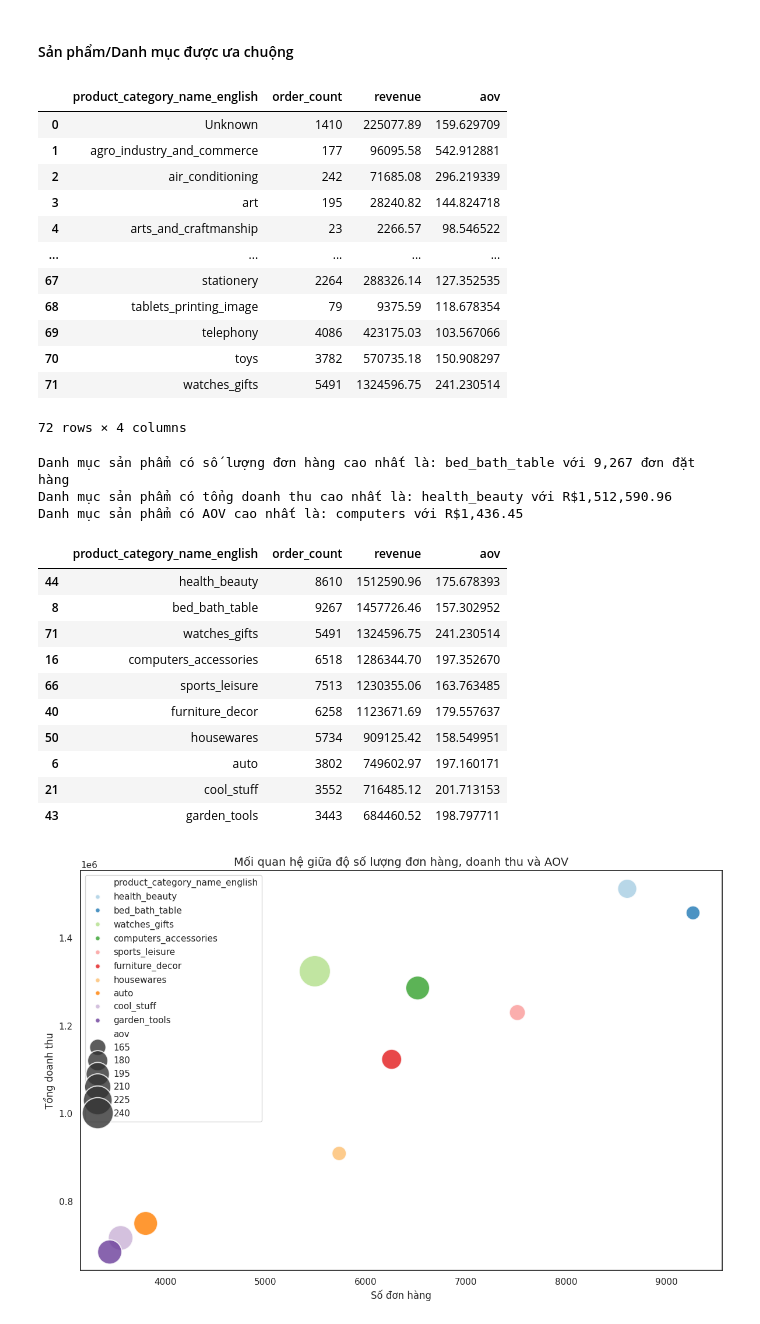
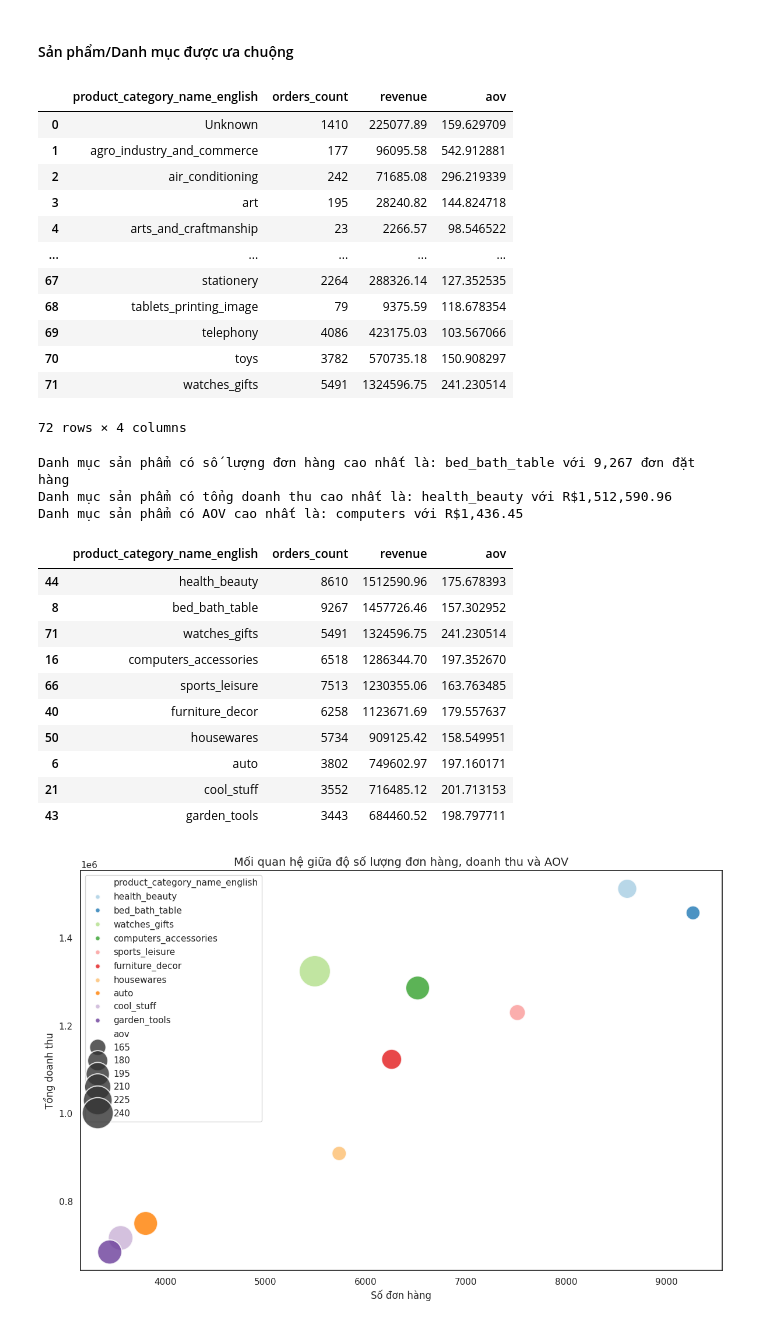
Before and after one commit to vduong042/Brazilian-E-Commerce-Analysis, a Jupyter notebook: E-Commerce-Analysis.ipynb, the cells around one changed output. Saved outputs shown, nothing was run; the diff lists cells and outputs as text; code cells hidden in the pictures.

```diff
--- a/descriptive_analysis.ipynb
+++ b/E-Commerce-Analysis.ipynb
@@ -234,4 +268,4 @@ Số lượng giá trị trùng lặp: 0
 # %%
-order_items = dataframes['df_order_items']
+orders_items = dataframes['df_order_items']
 # %%
 # Dữ liệu bảng
@@ -265,8 +299,8 @@ memory usage: 6.0+ MB
 => Bảng không có giá trị thiếu
 # %%
 # Chuyển cột về dang datetime
-order_items['shipping_limit_date'] = pd.to_datetime(order_items['shipping_limit_date'], errors='coerce')
-order_items.info()
+orders_items['shipping_limit_date'] = pd.to_datetime(orders_items['shipping_limit_date'], errors='coerce')
+orders_items.info()
 # %% [output]
 <class 'pandas.core.frame.DataFrame'>
 RangeIndex: 112650 entries, 0 to 112649
@@ -750,20 +784,20 @@ plt.show()
 # %% [markdown]
 #### Giá trị đơn hàng trung bình
 # %%
-delivered_orders = orders_filtered.merge(order_items, how='left', on='order_id')
+delivered_orders = orders_filtered.merge(orders_items, how='left', on='order_id')
 delivered_orders = delivered_orders[delivered_orders['order_purchase_month'] >= pd.Period('2017-01', freq='M')]
 
 delivered_orders['revenue'] = (delivered_orders['price'] + delivered_orders['freight_value']) * delivered_orders['order_item_id'] # Tổng giá trị của một đơn hàng
-revenue_by_order_id = delivered_orders.groupby(['order_id'])[['price', 'freight_value' ,'revenue']].sum().reset_index() # Tổng giá trị của từng đơn hàng
-total_revenue = revenue_by_order_id['revenue'].sum() # Tổng giá trị tất cả các đơn hàng đã giao
-order_count = revenue_by_order_id.shape[0] # Số lượng đơn đặt hàng
-avg_order_value = total_revenue / order_count # Doanh thu trung bình trên mỗi đơn hàng
+revenue_by_orders_id = delivered_orders.groupby(['order_id'])[['price', 'freight_value' ,'revenue']].sum().reset_index() # Tổng giá trị của từng đơn hàng
+total_revenue = revenue_by_orders_id['revenue'].sum() # Tổng giá trị tất cả các đơn hàng đã giao
+orders_count = revenue_by_orders_id.shape[0] # Số lượng đơn đặt hàng
+avg_orders_value = total_revenue / orders_count # Doanh thu trung bình trên mỗi đơn hàng
 
 print(f'Tổng doanh thu: R$ {total_revenue:,.2f}')
-print(f'Số lượng đơn hàng đã giao: R${order_count:,}')
-print(f'Doanh thu trung bình mỗi đơn hàng: R${avg_order_value:,.2f}')
-print(f'Đơn hàng có giá trị nhỏ nhất: R${min(revenue_by_order_id['revenue']):,}')
-print(f'Đơn hàng có giá trị cao nhất: R${max(revenue_by_order_id['revenue']):,}')
+print(f'Số lượng đơn hàng đã giao: R${orders_count:,}')
+print(f'Doanh thu trung bình mỗi đơn hàng: R${avg_orders_value:,.2f}')
+print(f'Đơn hàng có giá trị nhỏ nhất: R${min(revenue_by_orders_id['revenue']):,}')
+print(f'Đơn hàng có giá trị cao nhất: R${max(revenue_by_orders_id['revenue']):,}')
 # %% [output]
 Tổng doanh thu: R$ 17,526,238.28
 Số lượng đơn hàng đã giao: R$96,211
@@ -1128,15 +1162,15 @@ Statistic: 4.6682, p-value: 0.0000
 # %%
 delivered_orders_with_category = delivered_orders.merge(products, how='left', on='product_id')
 delivered_orders_with_category = delivered_orders_with_category.merge(product_category_name_translation, how='left', on='product_category_name')
 delivered_orders_with_category['product_category_name_english'] = delivered_orders_with_category['product_category_name_english'].fillna('Unknown')
-order_stats_by_category  = delivered_orders_with_category.groupby('product_category_name_english').agg(
-    order_count = ('order_id', 'nunique'),
+orders_stats_by_category  = delivered_orders_with_category.groupby('product_category_name_english').agg(
+    orders_count = ('order_id', 'nunique'),
     revenue = ('revenue', 'sum')
 ).reset_index()
-order_stats_by_category['aov'] = order_stats_by_category['revenue'] / order_stats_by_category['order_count']
-display(order_stats_by_category)
+orders_stats_by_category['aov'] = orders_stats_by_category['revenue'] / orders_stats_by_category['orders_count']
+display(orders_stats_by_category)
 # %% [output]
-|  | product_category_name_english | order_count | revenue | aov |
+|  | product_category_name_english | orders_count | revenue | aov |
 | 0 | Unknown | 1410 | 225077.89 | 159.629709 |
 | 1 | agro_industry_and_commerce | 177 | 96095.58 | 542.912881 |
 | 2 | air_conditioning | 242 | 71685.08 | 296.219339 |
@@ -1163,10 +1197,10 @@ Danh mục sản phẩm có tổng doanh thu cao nhất là: health_beauty với
 Danh mục sản phẩm có AOV cao nhất là: computers với R$1,436.45
 # %%
 # Mối quan hệ giữa danh mục sản phẩm phổ biến với danh mục sản phẩm có doanh thu cao
-top_10 = order_stats_by_category.sort_values(by='revenue', ascending=False).head(10)
+top_10 = orders_stats_by_category.sort_values(by='revenue', ascending=False).head(10)
 display(top_10)
 # %% [output]
-|  | product_category_name_english | order_count | revenue | aov |
+|  | product_category_name_english | orders_count | revenue | aov |
 | 44 | health_beauty | 8610 | 1512590.96 | 175.678393 |
 | 8 | bed_bath_table | 9267 | 1457726.46 | 157.302952 |
 | 71 | watches_gifts | 5491 | 1324596.75 | 241.230514 |
```
Also changed, not shown: parts of 56 cells of this notebook.
